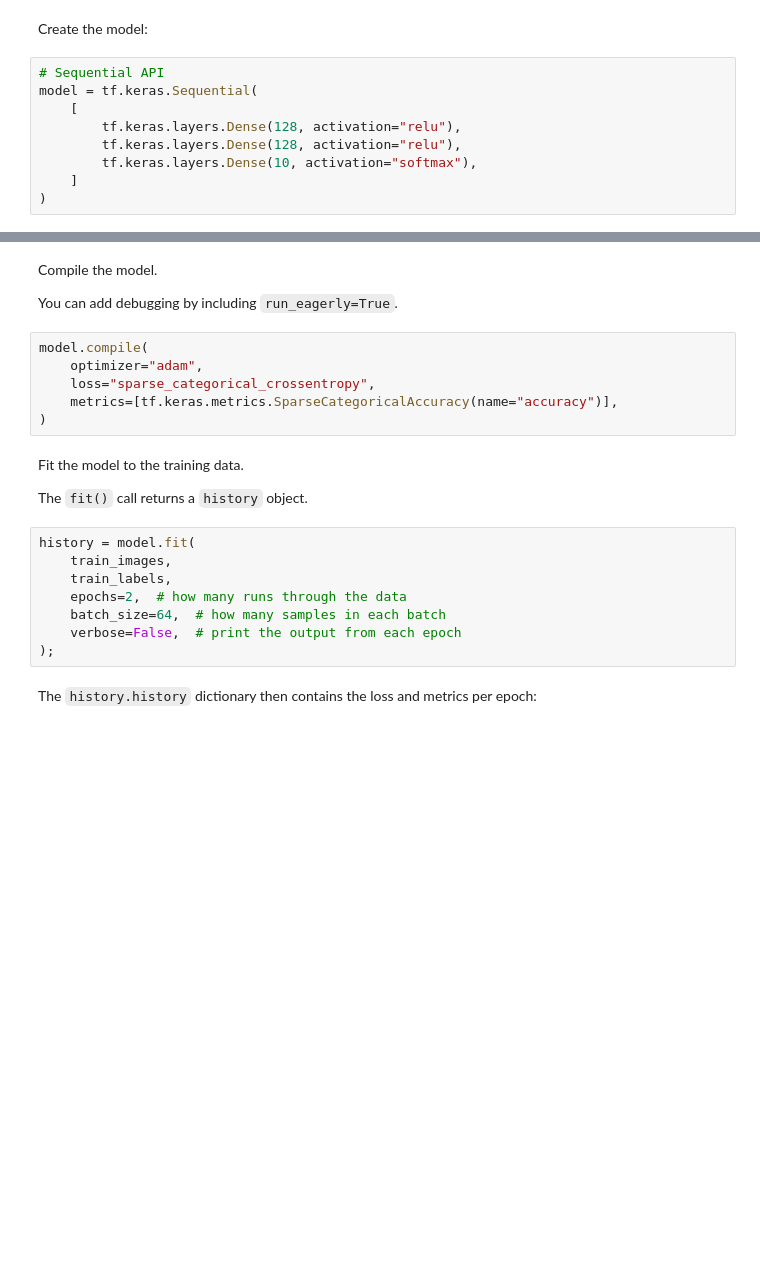
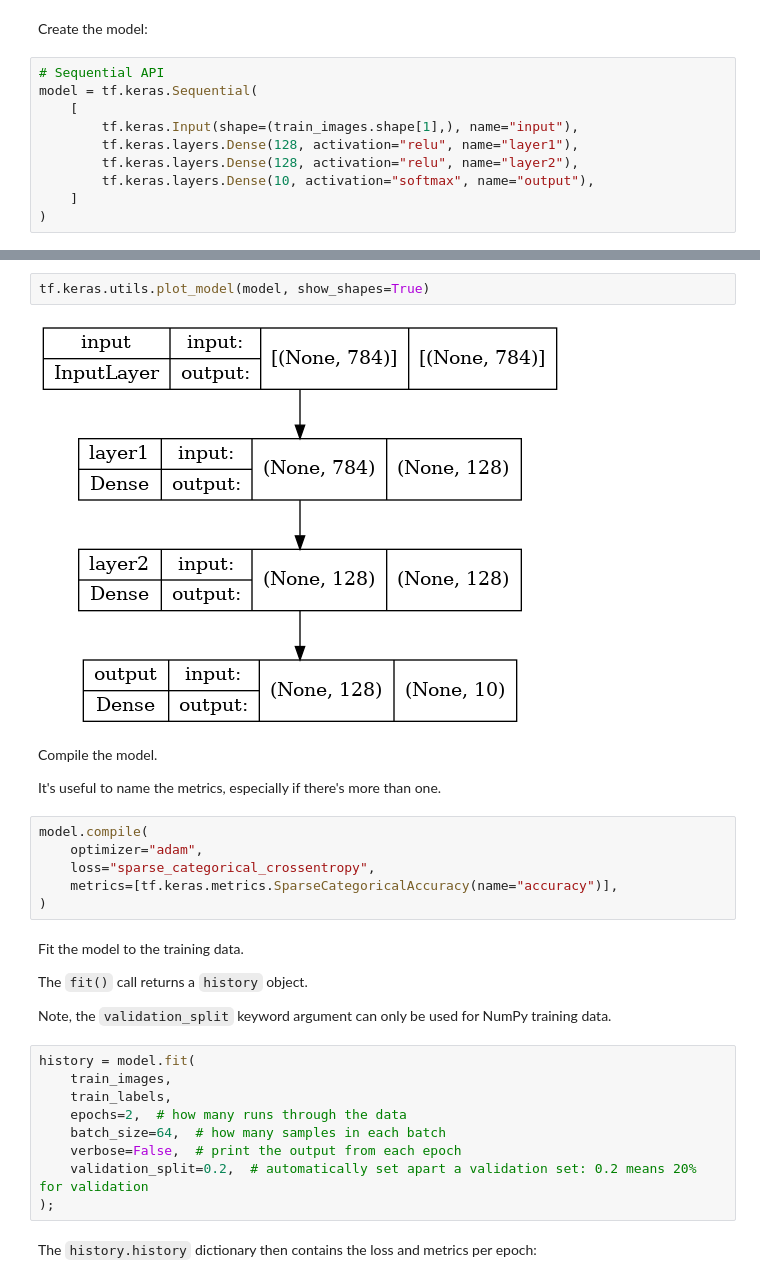
Before and after one commit to lukeconibear/intro_ml, a Jupyter notebook: docs/02_tools.ipynb, the cells around one changed output, grey strips where cells are left out. Drawn from its saved outputs; the diff is of its cells as text; blank space fills up the shorter version.

```diff
--- a/docs/02_tools.ipynb
+++ b/docs/02_tools.ipynb
@@ -436,8 +473,9 @@ Create the model:
 # Sequential API
 model = tf.keras.Sequential(
     [
-        tf.keras.layers.Dense(128, activation="relu"),
-        tf.keras.layers.Dense(128, activation="relu"),
-        tf.keras.layers.Dense(10, activation="softmax"),
+        tf.keras.Input(shape=(train_images.shape[1],), name="input"),
+        tf.keras.layers.Dense(128, activation="relu", name="layer1"),
+        tf.keras.layers.Dense(128, activation="relu", name="layer2"),
+        tf.keras.layers.Dense(10, activation="softmax", name="output"),
     ]
 )
@@ -444,7 +502,11 @@ model = tf.keras.Sequential(
+# %%
+tf.keras.utils.plot_model(model, show_shapes=True)
+# %% [output]
+[figure, added]
 # %% [markdown]
 Compile the model.
 
-You can add debugging by including `run_eagerly=True`.
+It's useful to name the metrics, especially if there's more than one.
 # %%
 model.compile(
     optimizer="adam",
@@ -455,6 +517,8 @@ model.compile(
 Fit the model to the training data.
 
 The `fit()` call returns a `history` object.
+
+Note, the `validation_split` keyword argument can only be used for NumPy training data.
 # %%
 history = model.fit(
     train_images,
@@ -462,6 +526,7 @@ history = model.fit(
     epochs=2,  # how many runs through the data
     batch_size=64,  # how many samples in each batch
     verbose=False,  # print the output from each epoch
+    validation_split=0.2,  # automatically set apart a validation set: 0.2 means 20% for validation
 );
 # %% [markdown]
 The `history.history` dictionary then contains the loss and metrics per epoch:
```
Also changed, not shown: parts of 23 cells of this notebook, 28 other files.
